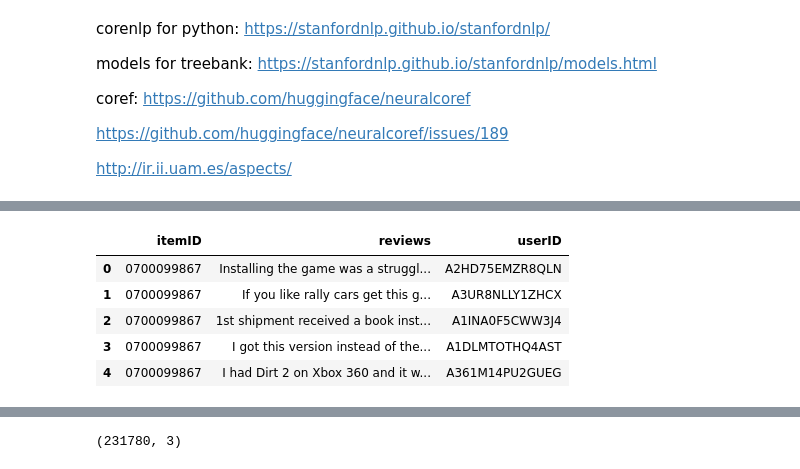
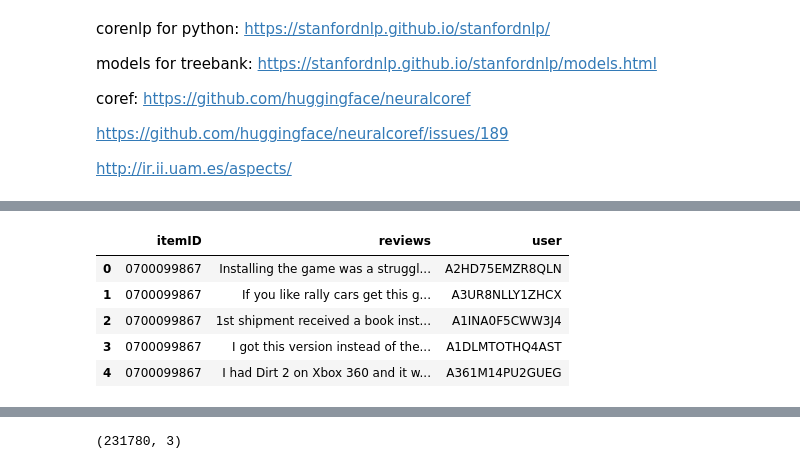
Before and after one commit to amprova/WE_research, a Jupyter notebook: aspect_check_code.ipynb, the cells around one changed output, grey strips where cells are left out. Saved outputs shown, nothing was run; the diff lists cells and outputs as text; code cells hidden in the pictures.

```diff
--- a/Untitled.ipynb
+++ b/aspect_check_code.ipynb
@@ -163,10 +229,10 @@ df.head()
 # %%
 az_videogames = df.drop(columns=['helpful','overall','reviewTime','reviewerName','summary','unixReviewTime'])
 # %%
-az_videogames.rename(columns={'asin':'itemID', 'reviewerID':'userID', 'reviewText':'reviews' },inplace=True)
+az_videogames.rename(columns={'asin':'itemID', 'reviewerID':'user', 'reviewText':'reviews' },inplace=True)
 az_videogames.head()
 # %% [output]
-|  | itemID | reviews | userID |
+|  | itemID | reviews | user |
 | 0 | 0700099867 | Installing the game was a struggl... | A2HD75EMZR8QLN |
 | 1 | 0700099867 | If you like rally cars get this g... | A3UR8NLLY1ZHCX |
 | 2 | 0700099867 | 1st shipment received a book inst... | A1INA0F5CWW3J4 |
```
Also changed, not shown: parts of 19 cells of this notebook, 3 other files.
